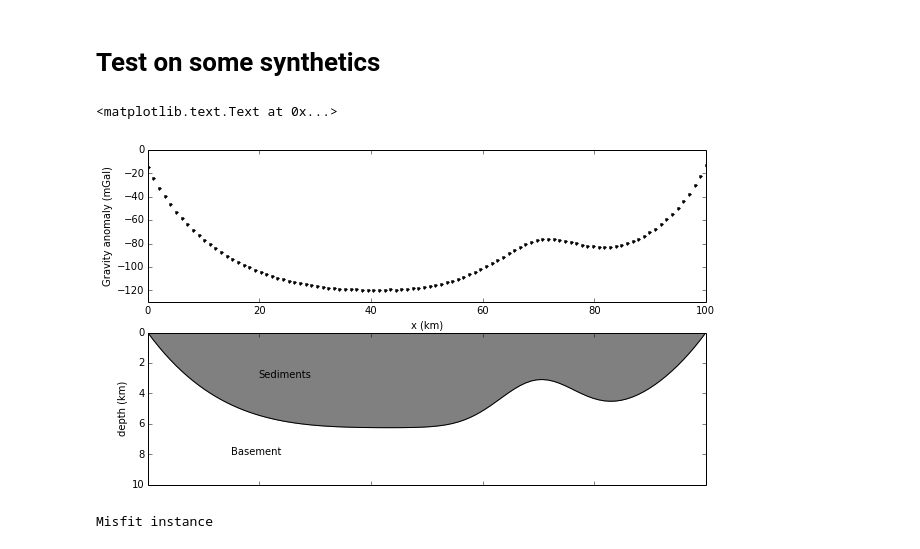
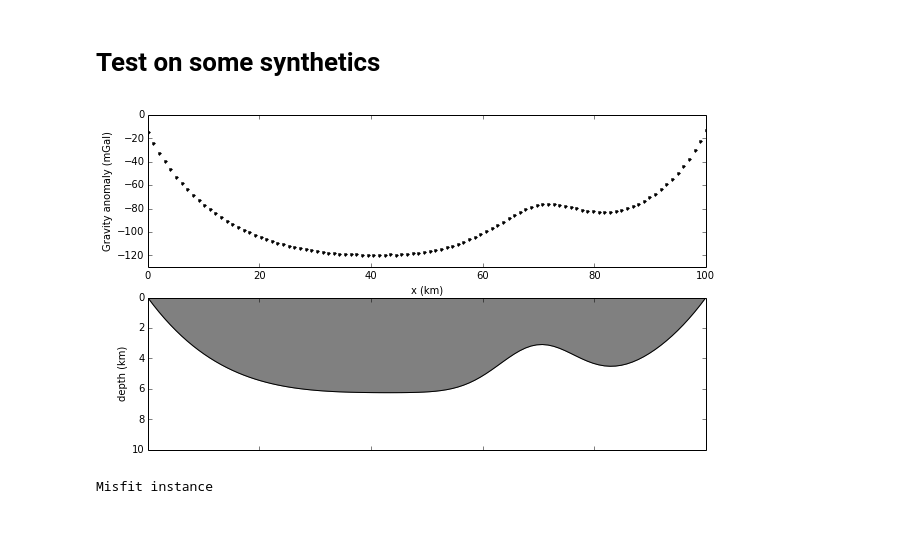
Before and after one commit to leouieda/scipy2014, a Jupyter notebook: gravity_inversion.ipynb, the cells around one changed output. Saved outputs shown, nothing was run; the diff lists cells and outputs as text; code cells hidden in the pictures.

```diff
--- a/gravity_inversion.ipynb
+++ b/gravity_inversion.ipynb
@@ -134,25 +135,25 @@ density = -500
 model = Polygon(np.transpose([xs, depths]), {'density':density})
 gz = utils.contaminate(talwani.gz(x, z, [model]), 0.1, seed=0)
 # %%
-mpl.figure(figsize=(10, 6))
-mpl.subplot(2, 1, 1)
-mpl.plot(x*0.001, gz, '.k')
-mpl.xlabel('x (km)')
-mpl.ylabel('Gravity anomaly (mGal)')
-mpl.ylim(-130, 0)
-mpl.subplot(2, 1, 2)
-mpl.polygon(model, fill='grey')
-mpl.ylim(0, 10000)
-mpl.m2km()
-ax = mpl.gca()
-ax.invert_yaxis()
-ax.set_xticklabels([''])
-mpl.ylabel('depth (km)')
-mpl.text(20000, 3000, 'Sediments')
-mpl.text(15000, 8000, 'Basement')
+def plot_model():
+    mpl.figure(figsize=(10, 6))
+    mpl.subplot(2, 1, 1)
+    mpl.plot(x*0.001, gz, '.k')
+    mpl.xlabel('x (km)')
+    mpl.ylabel('Gravity anomaly (mGal)')
+    mpl.ylim(-130, 0)
+    mpl.subplot(2, 1, 2)
+    mpl.polygon(model, fill='grey')
+    mpl.ylim(0, 10000)
+    mpl.m2km()
+    ax = mpl.gca()
+    ax.invert_yaxis()
+    ax.set_xticklabels([''])
+    mpl.ylabel('depth (km)')
-# %% [output]
-<matplotlib.text.Text at 0x...>
-[figure, removed]
+# %%
+plot_model()
+# %% [output]
+[figure, added]
 # %%
 misfit = BasinPolygonal(x, z, gz, 0, 30, density)
 initial = 3000*np.ones(misfit.nparams)
```
Also changed, not shown: parts of 10 cells of this notebook.
